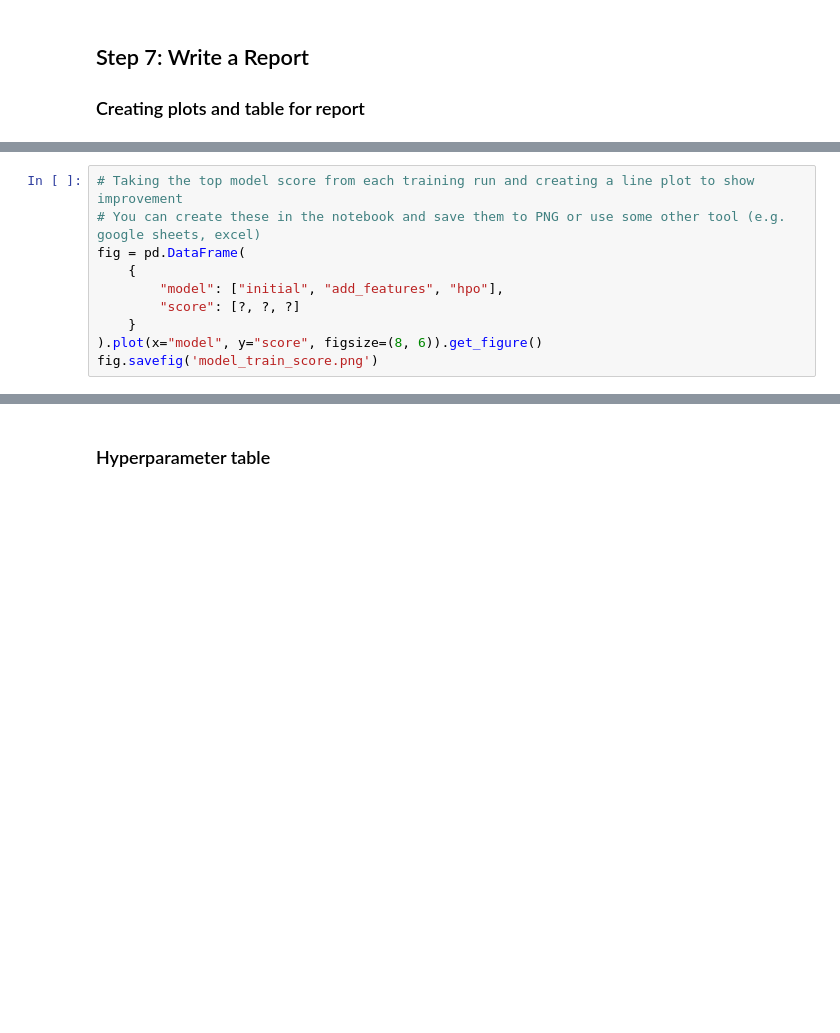
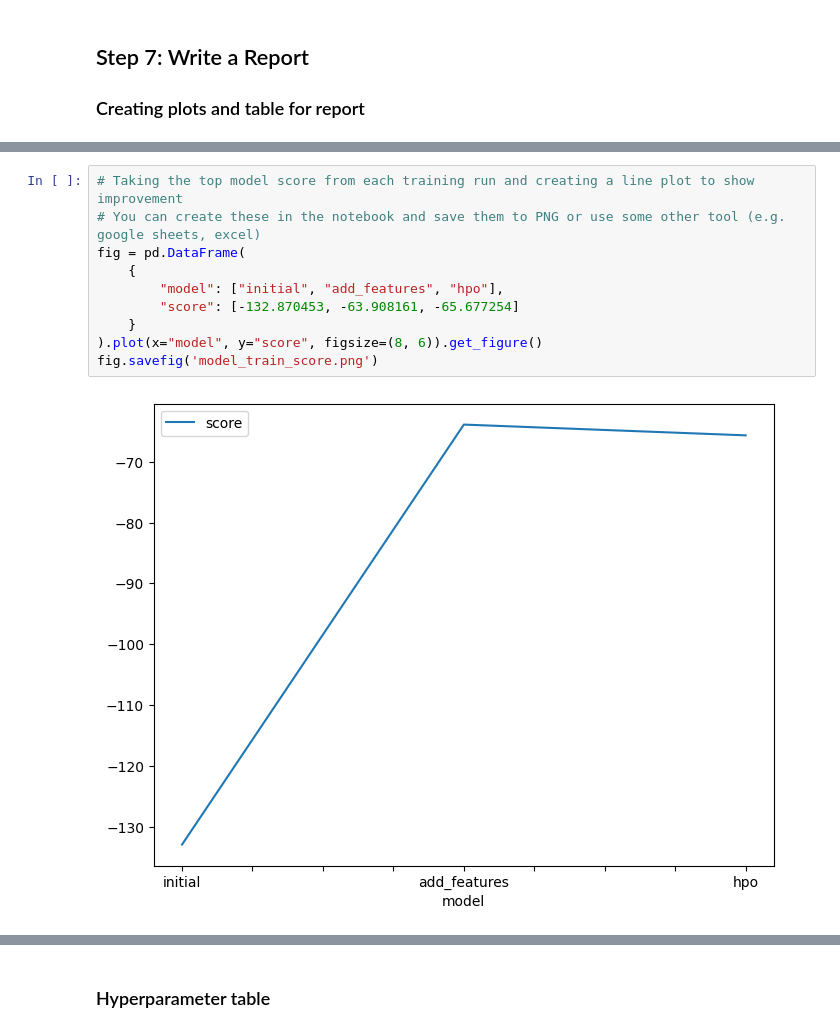
Before and after one commit to omogbolahan94/Bike-Sharing-Demand-Prediction, a Jupyter notebook: main.ipynb, the cells around one changed output, grey strips where cells are left out. Cells and saved outputs as stored; diff of their text form; blank space fills up the shorter version.

```diff
--- a/main.ipynb
+++ b/main.ipynb
@@ -816,13 +925,15 @@ submission_new_hpo3.to_csv("submission_new_hpo3.csv", index=False)
 # %%
 # Taking the top model score from each training run and creating a line plot to show improvement
 # You can create these in the notebook and save them to PNG or use some other tool (e.g. google sheets, excel)
 fig = pd.DataFrame(
     {
         "model": ["initial", "add_features", "hpo"],
-        "score": [?, ?, ?]
+        "score": [-132.870453, -63.908161, -65.677254]
     }
 ).plot(x="model", y="score", figsize=(8, 6)).get_figure()
 fig.savefig('model_train_score.png')
+# %% [output]
+[figure, added]
 # %%
 # Take the 3 kaggle scores and creating a line plot to show improvement
 fig = pd.DataFrame(
```
Also changed, not shown: parts of 22 cells of this notebook, 4 other files.
